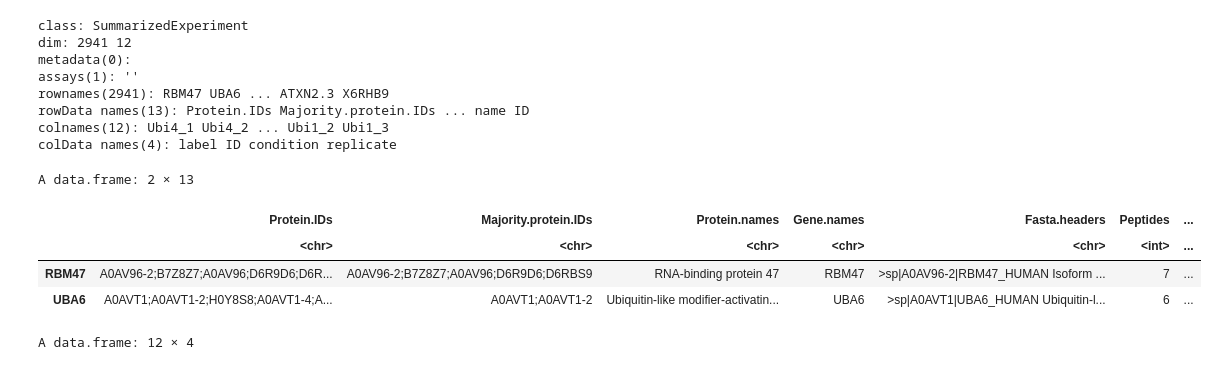
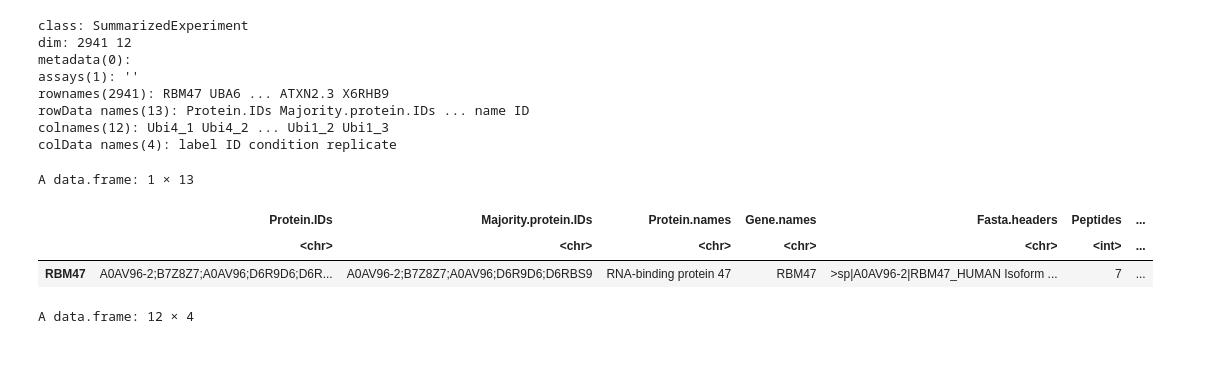
Before and after one commit to liorbey/lumin-workstation-materials, a Jupyter notebook: differential_protein_expression_R.ipynb, the cells around one changed output. Saved outputs shown, nothing was run; the diff lists cells and outputs as text; code cells hidden in the pictures.

```diff
--- a/differential_protein_expression_R.ipynb
+++ b/differential_protein_expression_R.ipynb
@@ -175,13 +218,12 @@ rowData names(13): Protein.IDs Majority.protein.IDs ... name ID
 colnames(12): Ubi4_1 Ubi4_2 ... Ubi1_2 Ubi1_3
 colData names(4): label ID condition replicate
 # %%
-head(as.data.frame(rowData(data_se)), 2)
+head(as.data.frame(rowData(data_se)), 1)
 # %% [output]
-A data.frame: 2 × 13
+A data.frame: 1 × 13
 |  | Protein.IDs | Majority.protein.IDs | Protein.names | Gene.names | Fasta.headers | Peptides | ... |
 |  | <chr> | <chr> | <chr> | <chr> | <chr> | <int> | ... |
 | RBM47 | A0AV96-2;B7Z8Z7;A0AV96;D6R9D6;D6R... | A0AV96-2;B7Z8Z7;A0AV96;D6R9D6;D6RBS9 | RNA-binding protein 47 | RBM47 | >sp|A0AV96-2|RBM47_HUMAN Isoform ... | 7 | ... |
-| UBA6 | A0AVT1;A0AVT1-2;H0Y8S8;A0AVT1-4;A... | A0AVT1;A0AVT1-2 | Ubiquitin-like modifier-activatin... | UBA6 | >sp|A0AVT1|UBA6_HUMAN Ubiquitin-l... | 6 | ... |
 # %%
 as.data.frame(colData(data_se))
 # %% [output]
```
Also changed, not shown: parts of 21 cells of this notebook.
